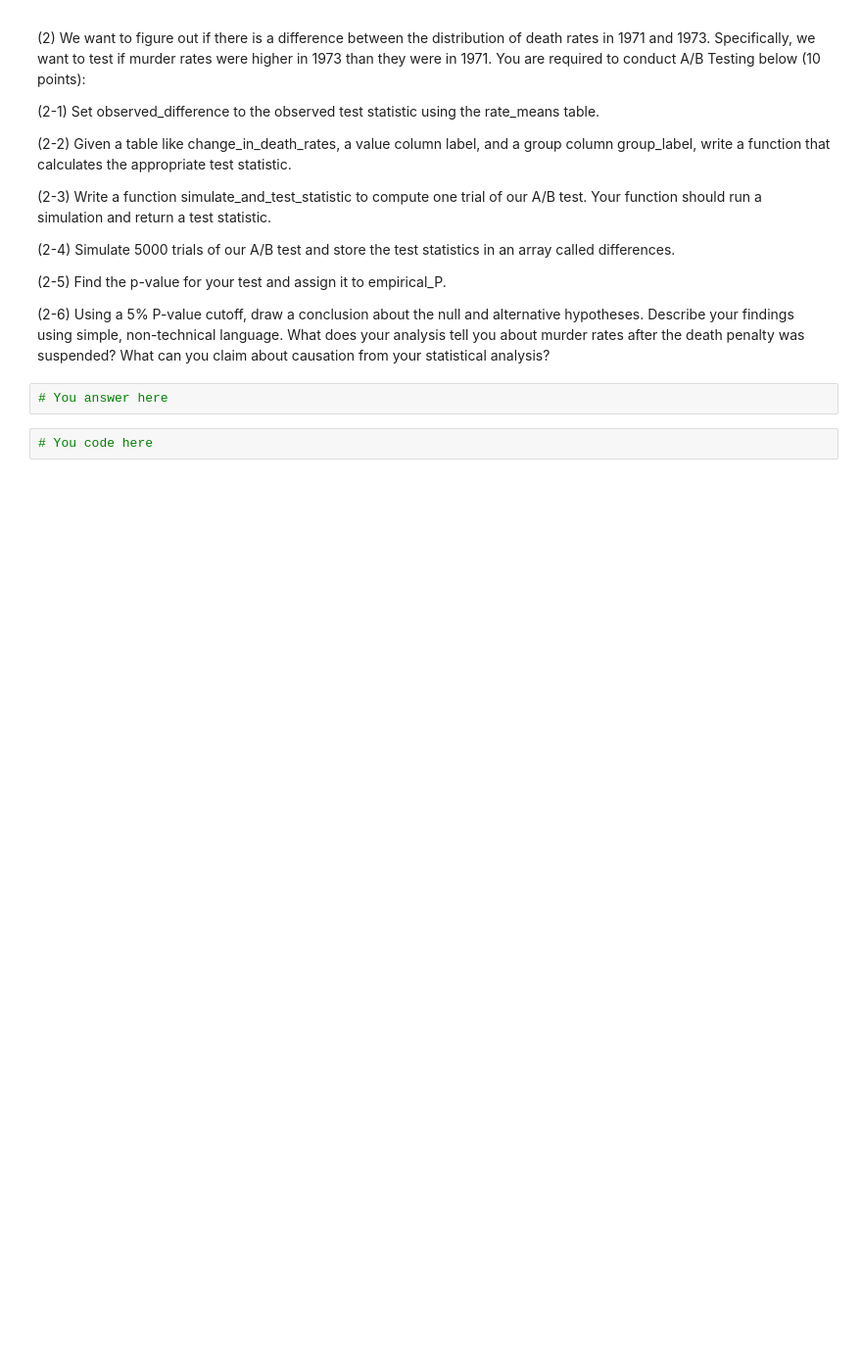
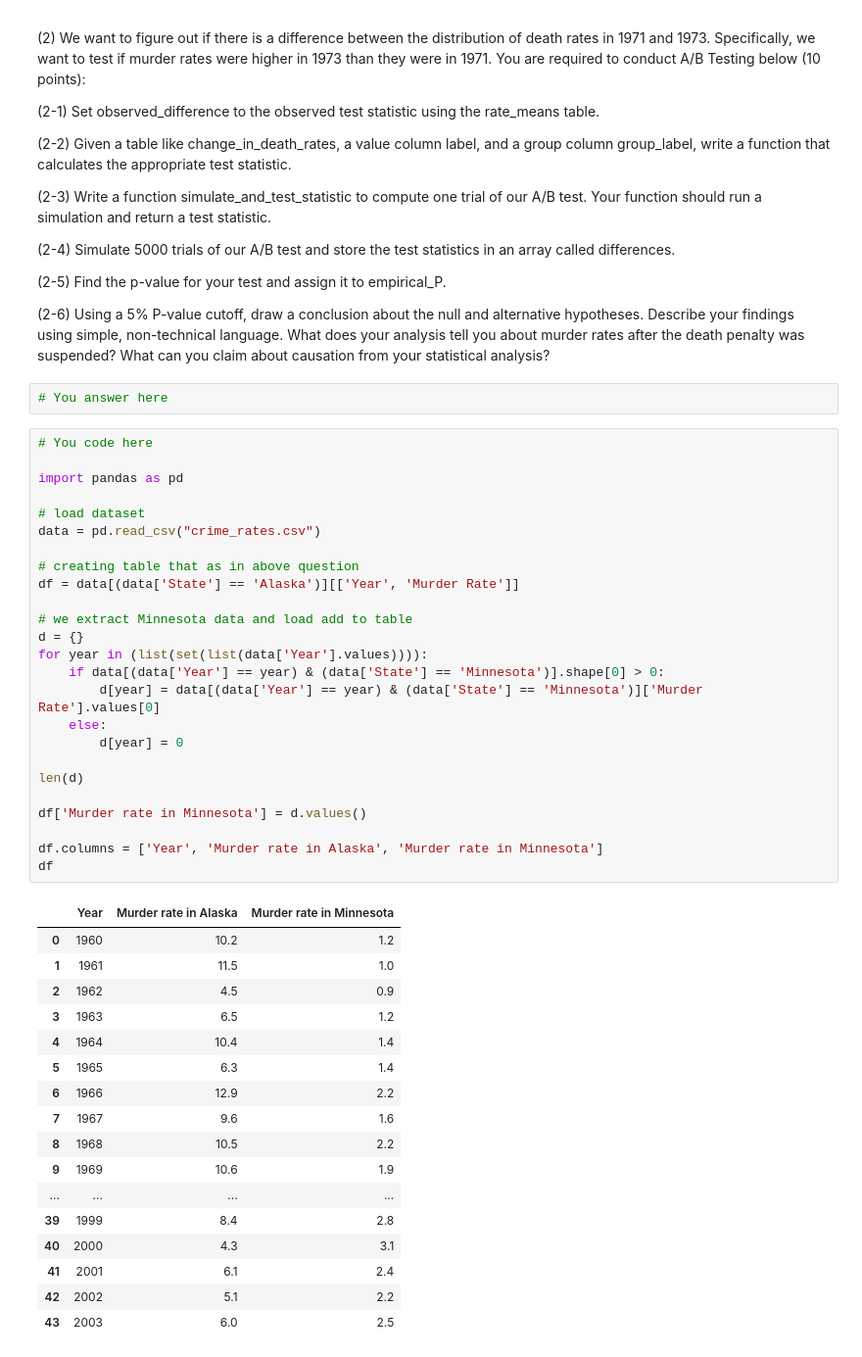
Before and after one commit to LalithaNalluri/lalitha_info5502_spring2022, a Jupyter notebook: lab_assignment_09.ipynb, the cells around one changed output. Shown: that part at 98% size. Cells and saved outputs as stored; diff of their text form; blank space fills up the shorter version.

```diff
--- a/lab_assignment_09.ipynb
+++ b/lab_assignment_09.ipynb
@@ -162,5 +209,46 @@ Hint: tbl_1.append(tbl_2) with create a new table that includes rows from both t
 (2-6) Using a 5% P-value cutoff, draw a conclusion about the null and alternative hypotheses. Describe your findings using simple, non-technical language. What does your analysis tell you about murder rates after the death penalty was suspended? What can you claim about causation from your statistical analysis?
 # %%
 # You answer here
-# %%
-# You code here
+# %%
+# You code here
+
+import pandas as pd
+
+# load dataset
+data = pd.read_csv("crime_rates.csv")
+
+# creating table that as in above question
+df = data[(data['State'] == 'Alaska')][['Year', 'Murder Rate']]
+
+# we extract Minnesota data and load add to table
+d = {}
+for year in (list(set(list(data['Year'].values)))):
+    if data[(data['Year'] == year) & (data['State'] == 'Minnesota')].shape[0] > 0:
+        d[year] = data[(data['Year'] == year) & (data['State'] == 'Minnesota')]['Murder Rate'].values[0]
+    else:
+        d[year] = 0
+
+len(d)
+
+df['Murder rate in Minnesota'] = d.values()
+
+df.columns = ['Year', 'Murder rate in Alaska', 'Murder rate in Minnesota']
+df
+# %% [output]
+|  | Year | Murder rate in Alaska | Murder rate in Minnesota |
+| 0 | 1960 | 10.2 | 1.2 |
+| 1 | 1961 | 11.5 | 1.0 |
+| 2 | 1962 | 4.5 | 0.9 |
+| 3 | 1963 | 6.5 | 1.2 |
+| 4 | 1964 | 10.4 | 1.4 |
+| 5 | 1965 | 6.3 | 1.4 |
+| 6 | 1966 | 12.9 | 2.2 |
+| 7 | 1967 | 9.6 | 1.6 |
+| 8 | 1968 | 10.5 | 2.2 |
+| 9 | 1969 | 10.6 | 1.9 |
+| ... | ... | ... | ... |
+| 39 | 1999 | 8.4 | 2.8 |
+| 40 | 2000 | 4.3 | 3.1 |
+| 41 | 2001 | 6.1 | 2.4 |
+| 42 | 2002 | 5.1 | 2.2 |
+| 43 | 2003 | 6.0 | 2.5 |
```
Also changed, not shown: parts of 6 cells of this notebook.
